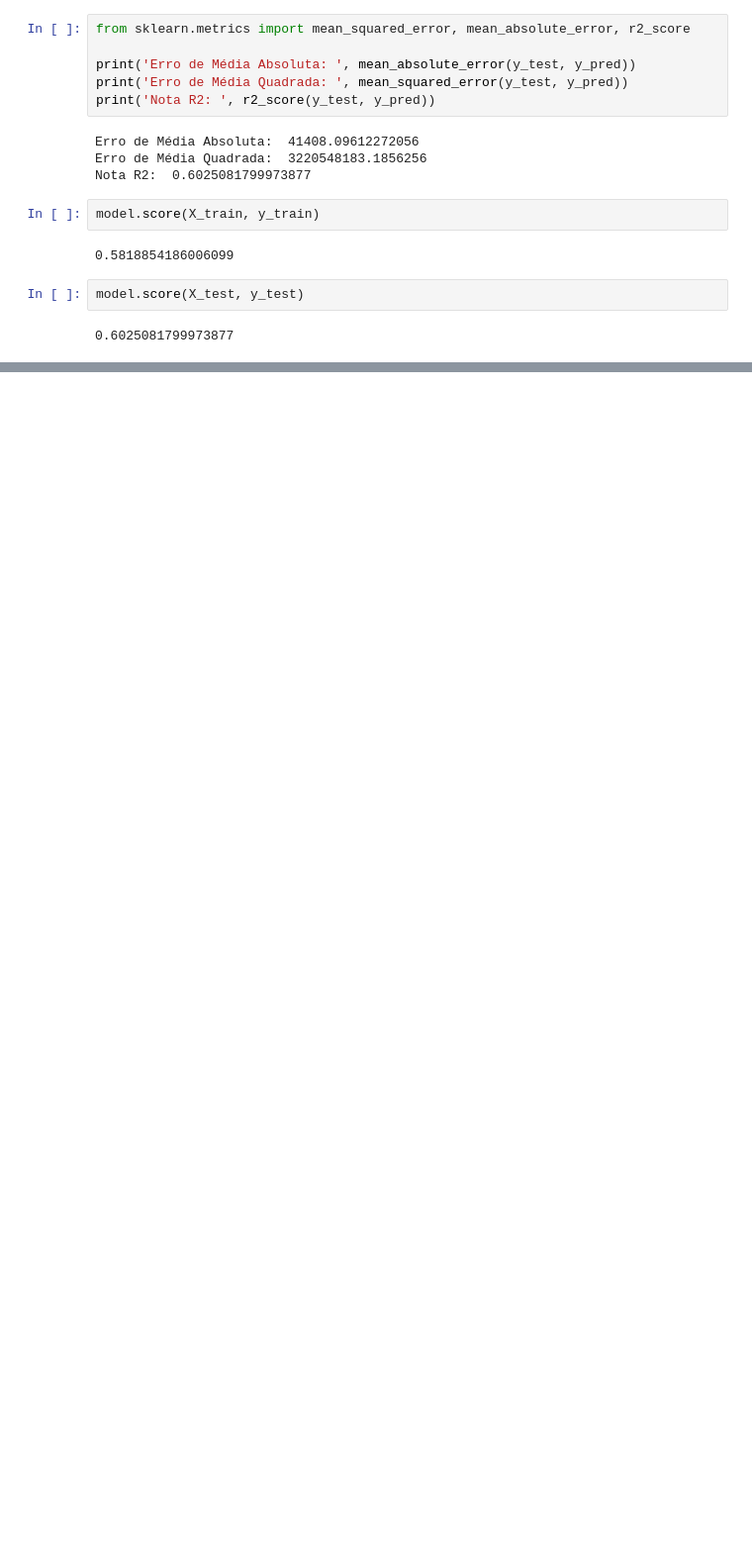
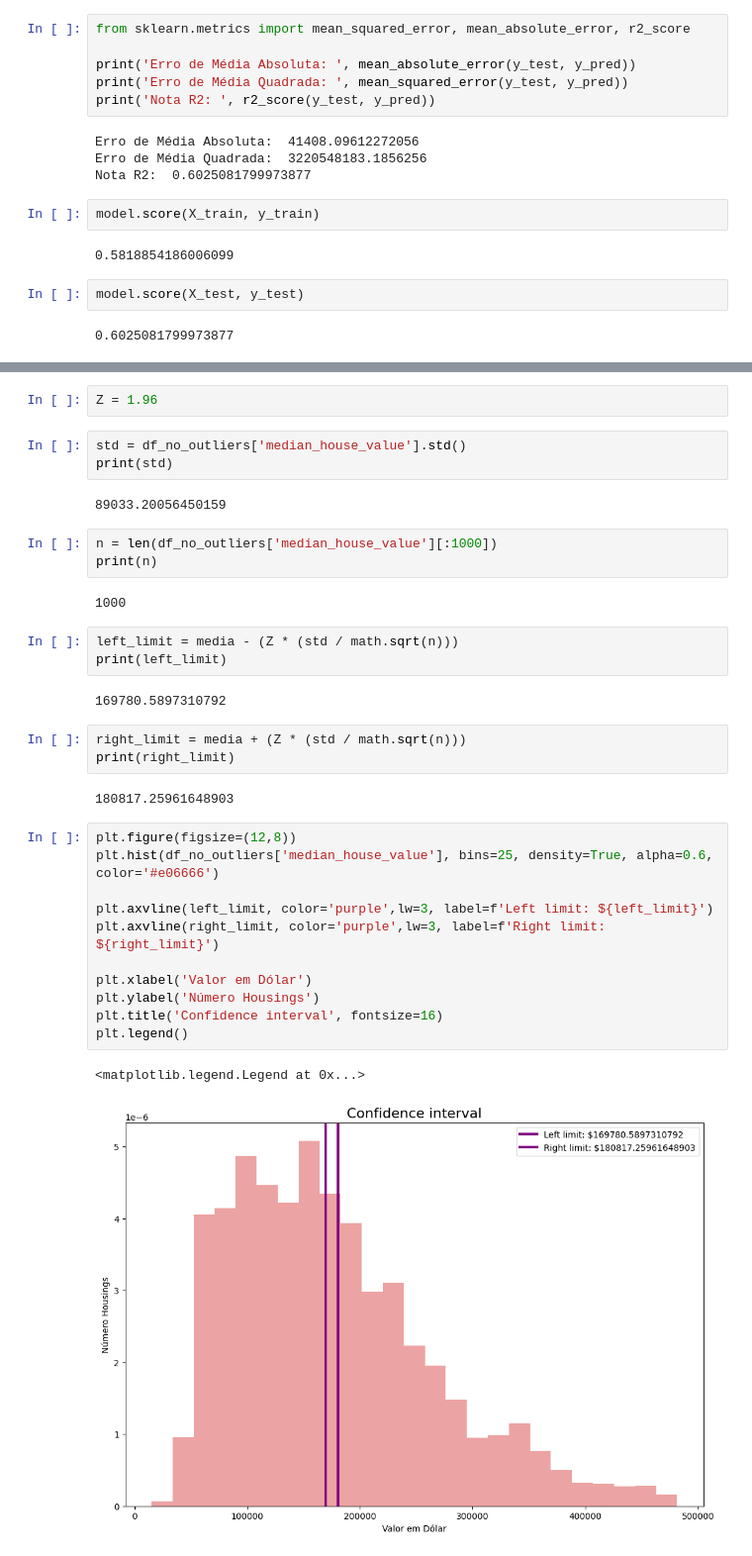
Before and after one commit to Enzo-Martins-dev/Housing_Prices, a Jupyter notebook: main.ipynb, the cells around one changed output, grey strips where cells are left out. Shown: that part at 99% size. Saved outputs shown, nothing was run; the diff lists cells and outputs as text; blank space fills up the shorter version.

Commit message:
Add intervalo_confianca

```diff
--- a/main.ipynb
+++ b/main.ipynb
@@ -183,0 +245,36 @@ model.score(X_test, y_test)
+# %%
+Z = 1.96
+# %%
+std = df_no_outliers['median_house_value'].std()
+print(std)
+# %% [output]
+89033.20056450159
+# %%
+n = len(df_no_outliers['median_house_value'][:1000])
+print(n)
+# %% [output]
+1000
+# %%
+left_limit = media - (Z * (std / math.sqrt(n)))
+print(left_limit)
+# %% [output]
+169780.5897310792
+# %%
+right_limit = media + (Z * (std / math.sqrt(n)))
+print(right_limit)
+# %% [output]
+180817.25961648903
+# %%
+plt.figure(figsize=(12,8))
+plt.hist(df_no_outliers['median_house_value'], bins=25, density=True, alpha=0.6, color='#e06666')
+
+plt.axvline(left_limit, color='purple',lw=3, label=f'Left limit: ${left_limit}')
+plt.axvline(right_limit, color='purple',lw=3, label=f'Right limit: ${right_limit}')
+
+plt.xlabel('Valor em Dólar')
+plt.ylabel('Número Housings')
+plt.title('Confidence interval', fontsize=16)
+plt.legend()
+# %% [output]
+<matplotlib.legend.Legend at 0x...>
+[figure, added]
```
Also changed, not shown: parts of 13 cells of this notebook, 2 other files.
